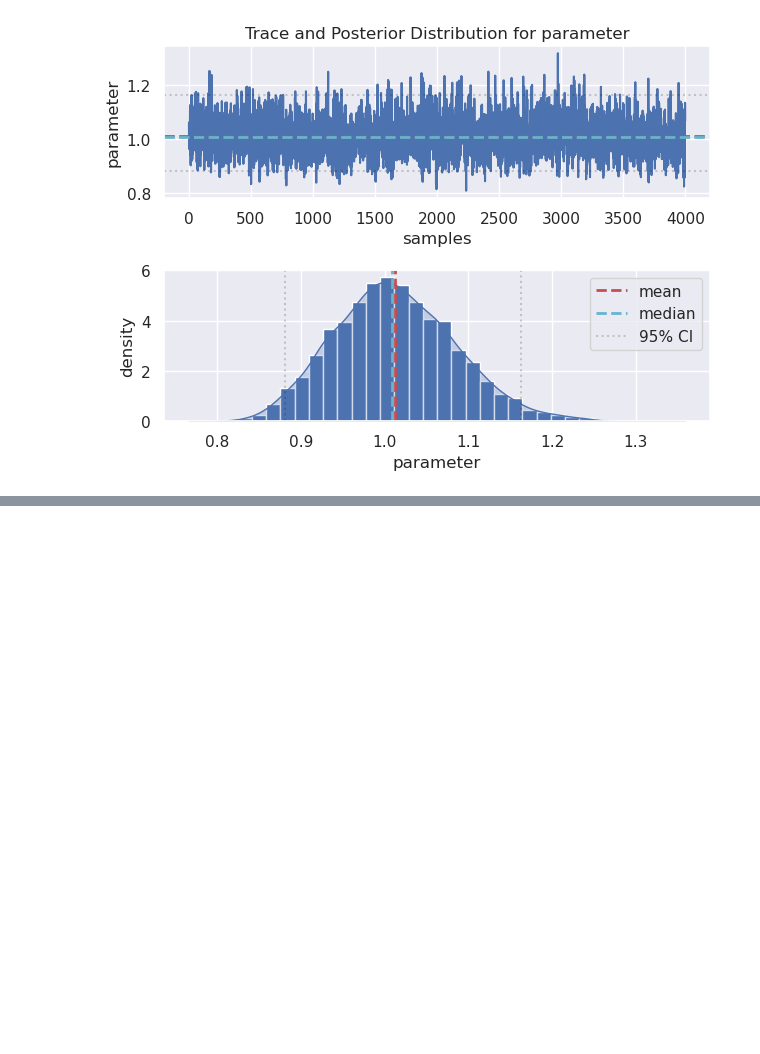
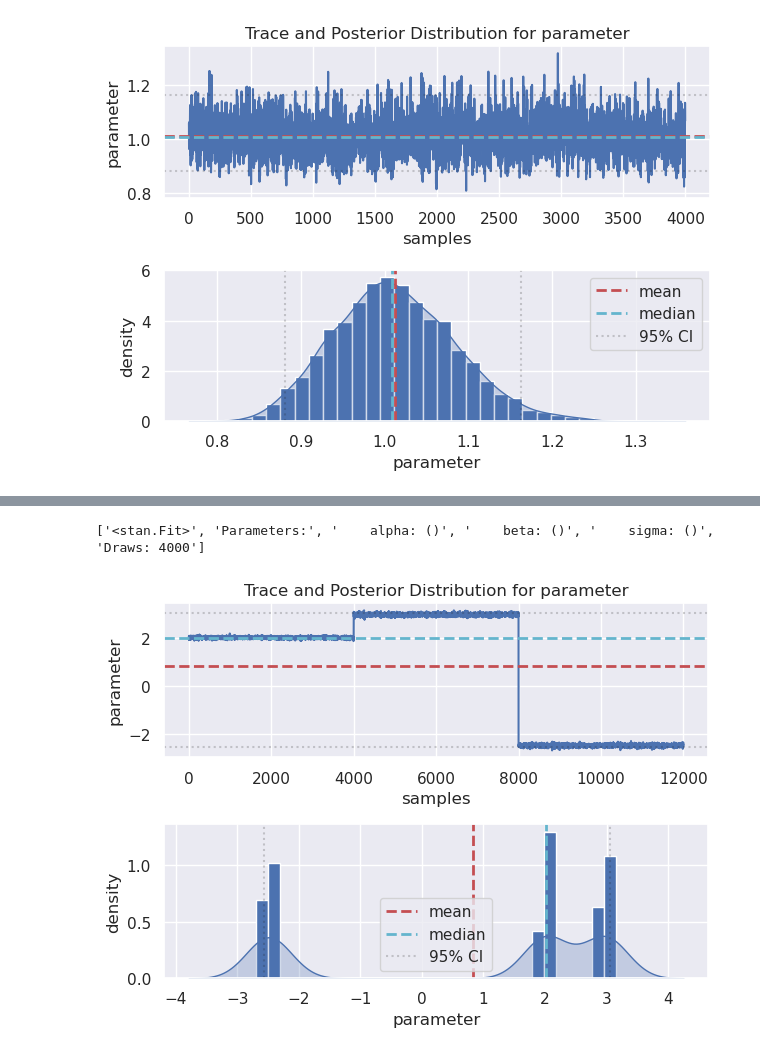
Before and after one commit to LucasWestfal/sensor_analysys, a Jupyter notebook: exemplo_MCMC.ipynb, the cells around one changed output, grey strips where cells are left out. Cells and saved outputs as stored; diff of their text form; code cells hidden in the pictures; blank space fills up the shorter version.

```diff
--- a/exemplo_MCMC.ipynb
+++ b/exemplo_MCMC.ipynb
@@ -162,0 +349,12 @@ plot_trace(sigma)
+# %%
+print(output)
+# %% [output]
+['<stan.Fit>', 'Parameters:', '    alpha: ()', '    beta: ()', '    sigma: ()', 'Draws: 4000']
+# %%
+beta2 = fit2['beta'].reshape(12000,)
+sigma2 = fit2['sigma'].reshape(4000,)
+#mu2 = fit2['mu'].reshape(20000000,)
+
+plot_trace(beta2)
+# %% [output]
+[figure, added]
```
Also changed, not shown: parts of 3 cells of this notebook, 4 other files.
